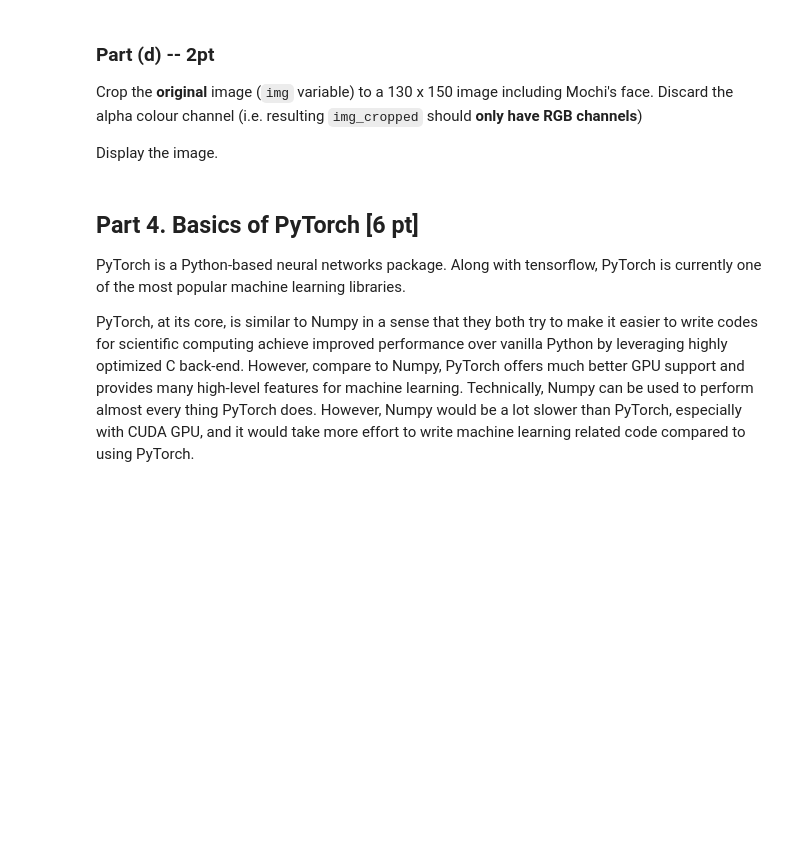
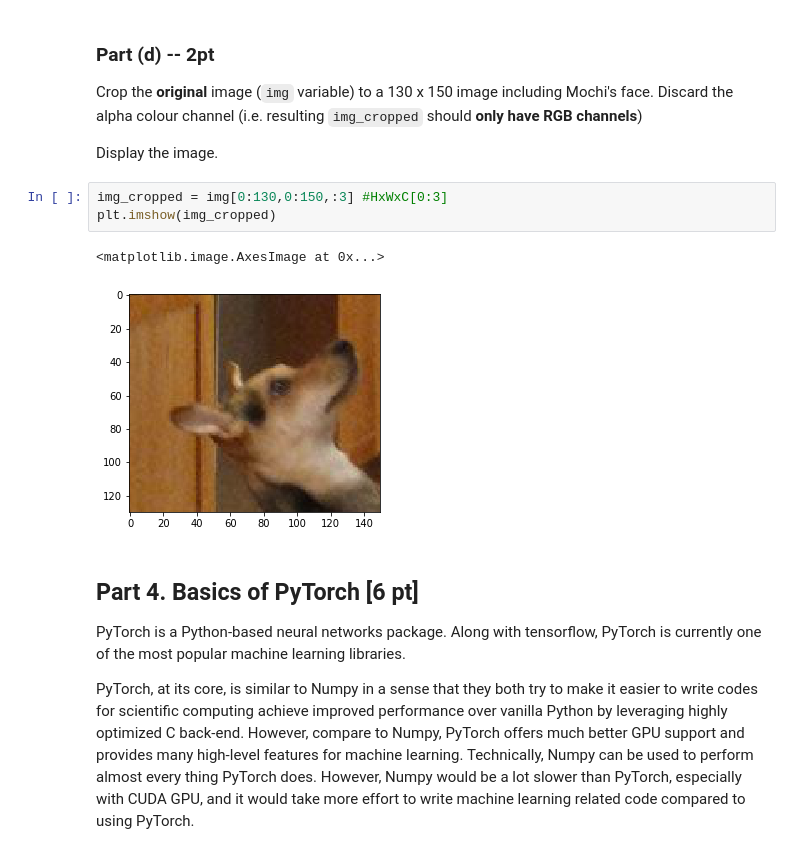
Before and after one commit to vemodalen/aps360_lab1, a Jupyter notebook: Lab_1_PyTorch_and_ANNs.ipynb, the cells around one changed output. Saved outputs shown, nothing was run; the diff lists cells and outputs as text; blank space fills up the shorter version.

```diff
--- a/Lab_1_PyTorch_and_ANNs.ipynb
+++ b/Lab_1_PyTorch_and_ANNs.ipynb
@@ -348,6 +359,12 @@ img_add = None
 Crop the **original** image (`img` variable) to a 130 x 150 image including Mochi's face. Discard the alpha colour channel (i.e. resulting `img_cropped` should **only have RGB channels**)
 
 Display the image.
+# %%
+img_cropped = img[0:130,0:150,:3] #HxWxC[0:3]
+plt.imshow(img_cropped)
+# %% [output]
+<matplotlib.image.AxesImage at 0x...>
+[figure, added]
 # %% [markdown]
 ## Part 4. Basics of PyTorch [6 pt]
 
```
Also changed, not shown: parts of 5 cells of this notebook.
